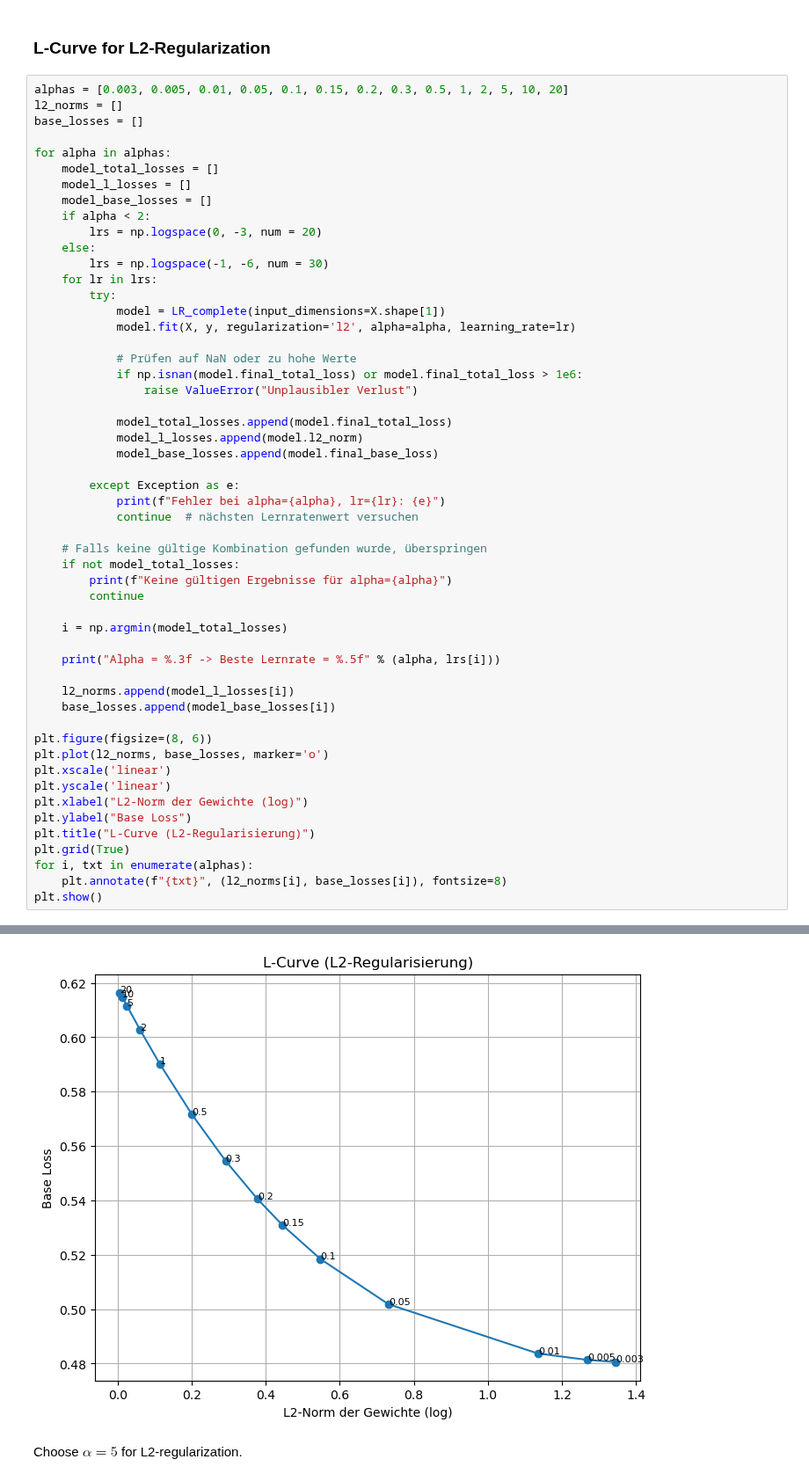
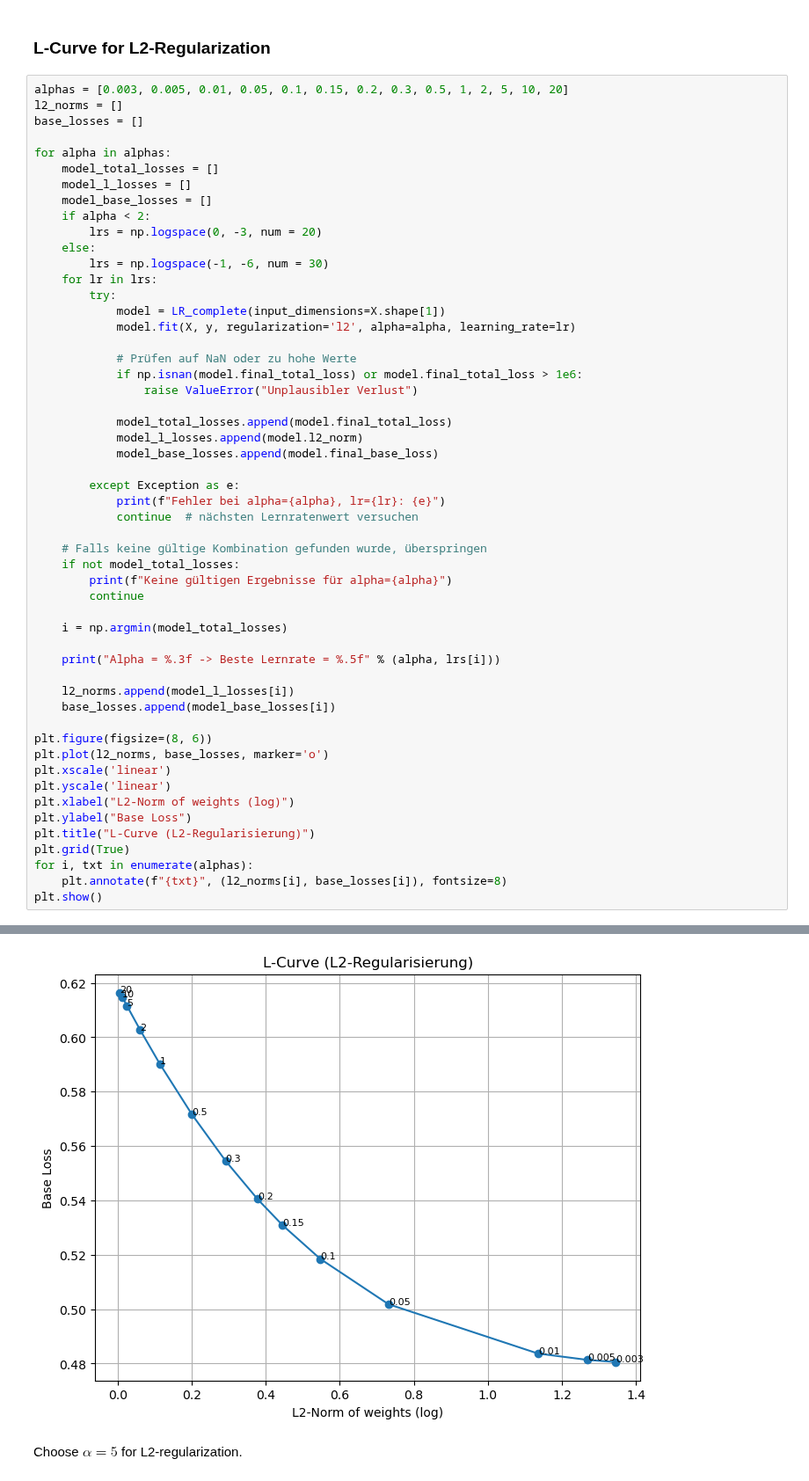
Before and after one commit to FelixFritz02/MasterKL, a Jupyter notebook: AI Numerics/Data Challenge/Logistic_Regression.ipynb, the cells around one changed output, grey strips where cells are left out. Shown at 88% size. Cells and saved outputs as stored; diff of their text form.

```diff
--- a/AI Numerics/Data Challenge/Logistic_Regression.ipynb
+++ b/AI Numerics/Data Challenge/Logistic_Regression.ipynb
@@ -213,35 +213,35 @@ for alpha in alphas:
     l2_norms.append(model_l_losses[i])
     base_losses.append(model_base_losses[i])
 
 plt.figure(figsize=(8, 6))
 plt.plot(l2_norms, base_losses, marker='o')
 plt.xscale('linear')
 plt.yscale('linear')
-plt.xlabel("L2-Norm der Gewichte (log)")
+plt.xlabel("L2-Norm of weights (log)")
 plt.ylabel("Base Loss")
 plt.title("L-Curve (L2-Regularisierung)")
 plt.grid(True)
 for i, txt in enumerate(alphas):
     plt.annotate(f"{txt}", (l2_norms[i], base_losses[i]), fontsize=8)
 plt.show()
 # %% [output]
 Alpha = 0.003 -> Beste Lernrate = 1.00000
 Alpha = 0.005 -> Beste Lernrate = 1.00000
 Alpha = 0.010 -> Beste Lernrate = 0.69519
 Alpha = 0.050 -> Beste Lernrate = 0.33598
 Alpha = 0.100 -> Beste Lernrate = 0.23357
 Alpha = 0.150 -> Beste Lernrate = 0.16238
 Alpha = 0.200 -> Beste Lernrate = 0.23357
 Alpha = 0.300 -> Beste Lernrate = 0.11288
 Alpha = 0.500 -> Beste Lernrate = 0.16238
 Alpha = 1.000 -> Beste Lernrate = 0.11288
 Alpha = 2.000 -> Beste Lernrate = 0.06723
 Alpha = 5.000 -> Beste Lernrate = 0.10000
 Alpha = 10.000 -> Beste Lernrate = 0.06723
 Fehler bei alpha=20, lr=0.1: all elements of input should be between 0 and 1
 Fehler bei alpha=20, lr=0.06723357536499334: all elements of input should be between 0 and 1
 Alpha = 20.000 -> Beste Lernrate = 0.10000
-[figure, old version]
+[figure, new version]
 # %% [markdown]
 Choose **$\alpha = 5$** for L2-regularization.
 # %%
```
Also changed, not shown: parts of 6 cells of this notebook, 1 other file.
